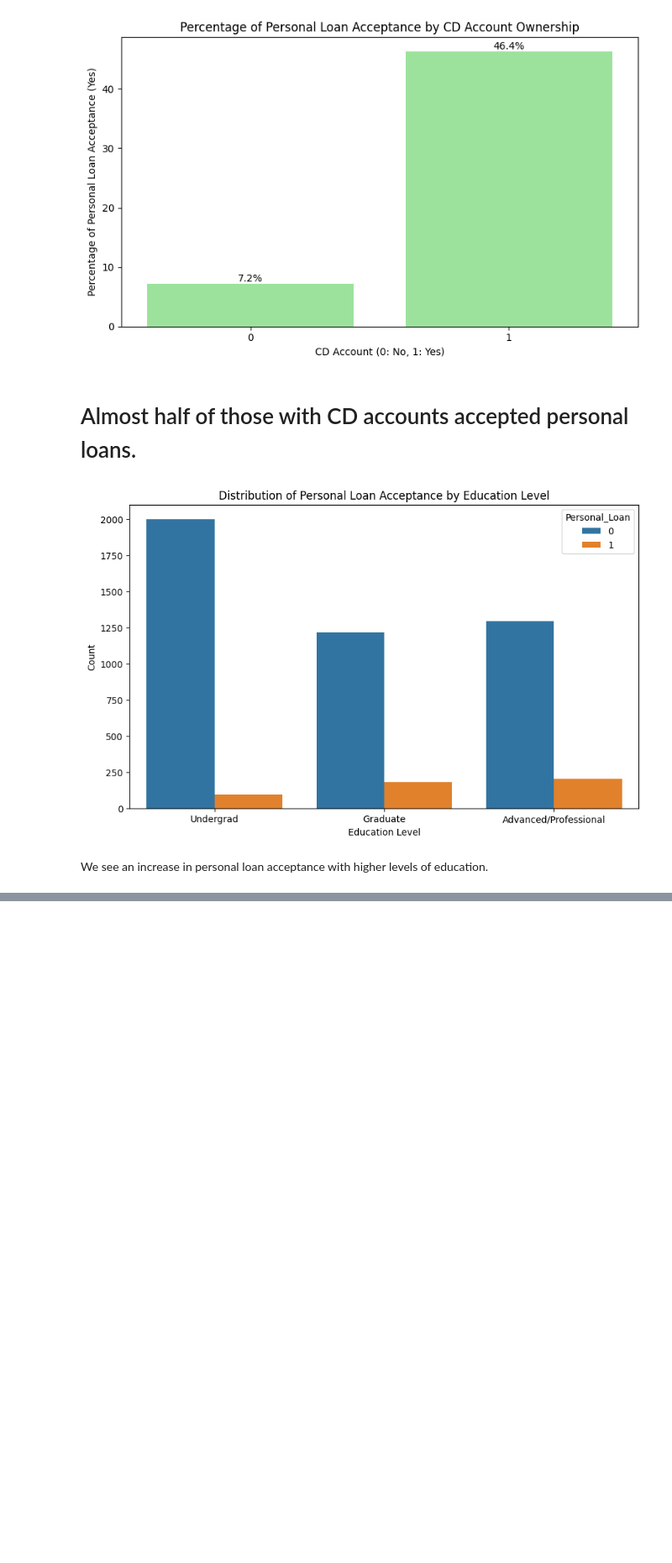
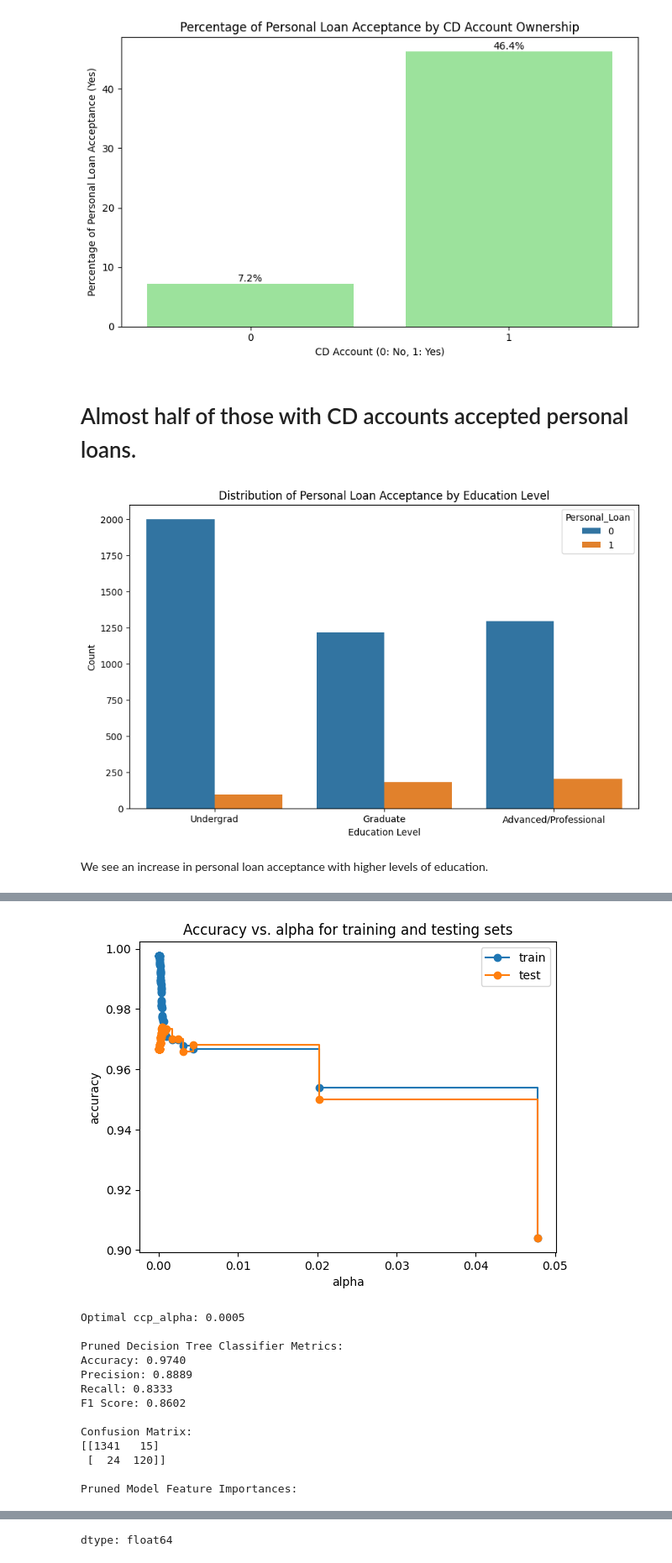
Before and after one commit to DanaDewita/Documents, a Jupyter notebook: Bank_Loan_Modelling.ipynb, the cells around one changed output, grey strips where cells are left out. Shown at 84% size. Drawn from its saved outputs; the diff is of its cells as text; code cells hidden in the pictures; blank space fills up the shorter version.

```diff
--- a/Bank_Loan_Modelling.ipynb
+++ b/Bank_Loan_Modelling.ipynb
@@ -589,0 +606,75 @@ dtype: float64
+# %%
+# prompt: # Create pre-pruning to optimize my tree structure. Since I already have clean features, pre-pruning will help prevent overfitting and potentially improve generalization.
+
+# Apply pre-pruning techniques to the Decision Tree Classifier
+# Use 'ccp_alpha' for pruning based on cost-complexity
+# First, find the optimal ccp_alpha using cost_complexity_pruning_path
+
+path = dt_model.cost_complexity_pruning_path(X_train, y_train)
+ccp_alphas, impurities = path.ccp_alphas, path.impurities
+
+# Train a decision tree model for each value of ccp_alpha
+clfs = []
+for ccp_alpha in ccp_alphas:
+    clf = DecisionTreeClassifier(random_state=42, ccp_alpha=ccp_alpha)
+    clf.fit(X_train, y_train)
+    clfs.append(clf)
+
+# Plot the accuracy vs ccp_alpha to find the best alpha
+train_scores = [clf.score(X_train, y_train) for clf in clfs]
+test_scores = [clf.score(X_test, y_test) for clf in clfs]
+
+fig, ax = plt.subplots()
+ax.set_xlabel("alpha")
+ax.set_ylabel("accuracy")
+ax.set_title("Accuracy vs. alpha for training and testing sets")
+ax.plot(ccp_alphas, train_scores, marker='o', label="train",
+        drawstyle="steps-post")
+ax.plot(ccp_alphas, test_scores, marker='o', label="test",
+        drawstyle="steps-post")
+ax.legend()
+plt.show()
+
+# Find the optimal ccp_alpha that maximizes the test accuracy
+optimal_ccp_alpha = ccp_alphas[np.argmax(test_scores)]
+print(f"Optimal ccp_alpha: {optimal_ccp_alpha:.4f}")
+
+# Train the final pruned decision tree model using the optimal ccp_alpha
+pruned_dt_model = DecisionTreeClassifier(random_state=42, ccp_alpha=optimal_ccp_alpha)
+pruned_dt_model.fit(X_train, y_train)
+
+# Evaluate the pruned model
+y_pred_pruned = pruned_dt_model.predict(X_test)
+
+print("\nPruned Decision Tree Classifier Metrics:")
+print(f"Accuracy: {accuracy_score(y_test, y_pred_pruned):.4f}")
+print(f"Precision: {precision_score(y_test, y_pred_pruned):.4f}")
+print(f"Recall: {recall_score(y_test, y_pred_pruned):.4f}")
+print(f"F1 Score: {f1_score(y_test, y_pred_pruned):.4f}")
+print("\nConfusion Matrix:")
+print(confusion_matrix(y_test, y_pred_pruned))
+
+# Feature Importance for the pruned model (optional)
+print("\nPruned Model Feature Importances:")
+feature_importances_pruned = pd.Series(pruned_dt_model.feature_importances_, index=X_train.columns).sort_values(ascending=False)
+feature_importances_pruned
+
+# You can optionally visualize the pruned tree as well
+# plt.figure(figsize=(20, 15))
+# tree.plot_tree(pruned_dt_model, feature_names=X_train.columns, class_names=['No Loan', 'Loan'], filled=True, rounded=True)
+# plt.show()
+# %% [output]
+[figure, added]
+Optimal ccp_alpha: 0.0005
+
+Pruned Decision Tree Classifier Metrics:
+Accuracy: 0.9740
+Precision: 0.8889
+Recall: 0.8333
+F1 Score: 0.8602
+
+Confusion Matrix:
+[[1341   15]
+ [  24  120]]
+
+Pruned Model Feature Importances:
@@ -589,0 +687 @@ dtype: float64
+dtype: float64
```
Also changed, not shown: parts of 7 cells of this notebook.
